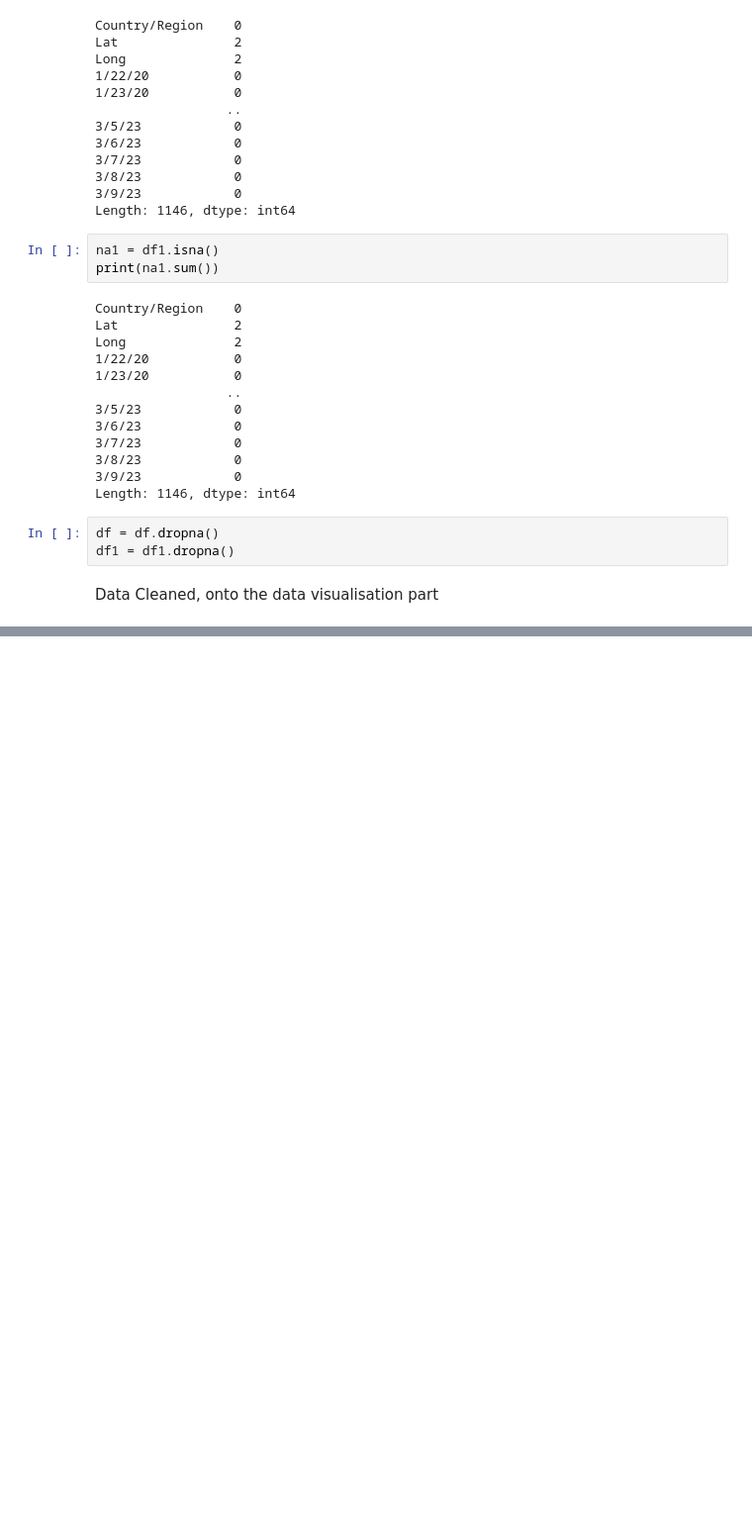
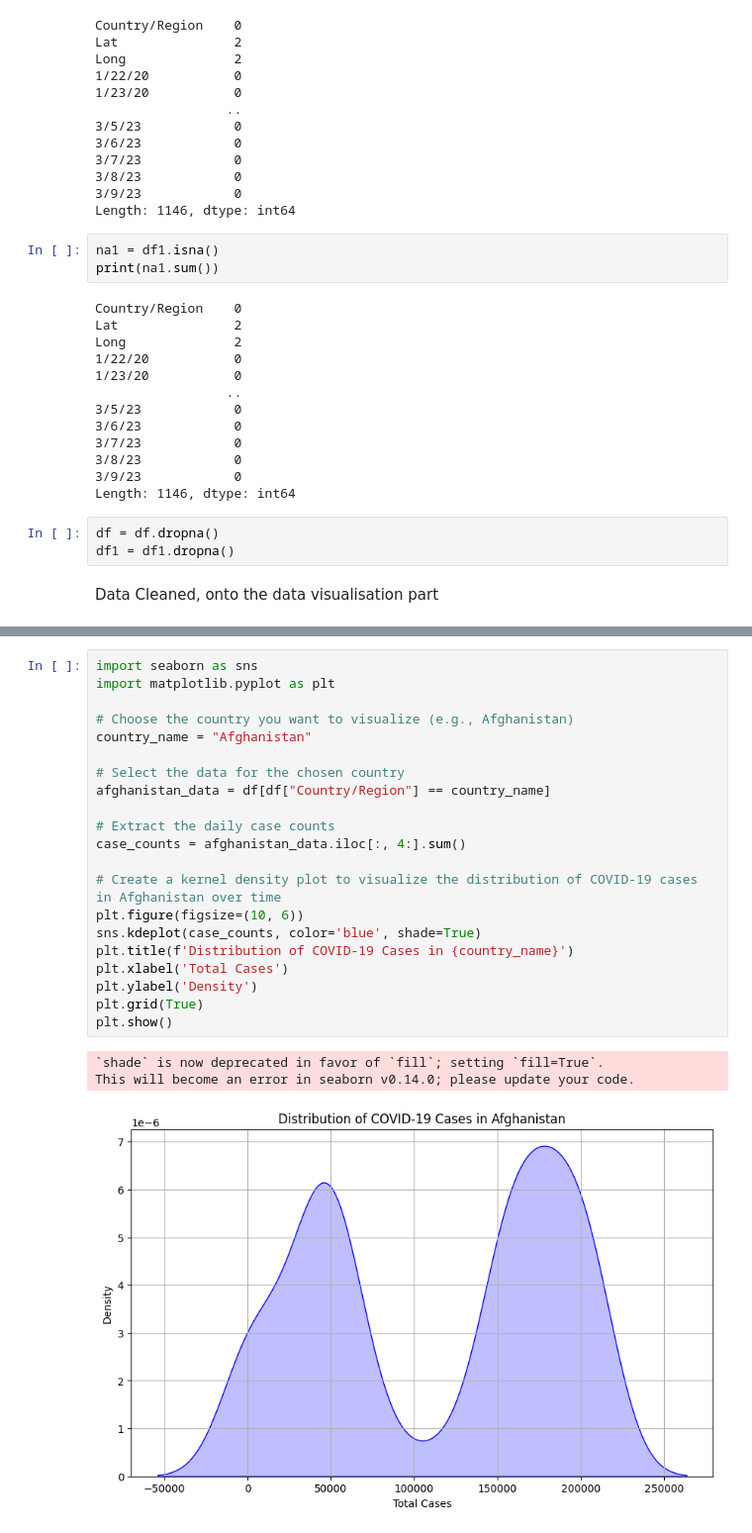
Before and after one commit to l-ordkp/Covid--19-Prediction, a Jupyter notebook: Covid-19.ipynb, the cells around one changed output, grey strips where cells are left out. Shown: that part at 99% size. Drawn from its saved outputs; the diff is of its cells as text; blank space fills up the shorter version.

Commit message:
Done with Data Visualisation, Onto Algorithms

```diff
--- a/Covid-19.ipynb
+++ b/Covid-19.ipynb
@@ -68,0 +133,25 @@ Data Cleaned, onto the data visualisation part
+# %%
+import seaborn as sns
+import matplotlib.pyplot as plt
+
+# Choose the country you want to visualize (e.g., Afghanistan)
+country_name = "Afghanistan"
+
+# Select the data for the chosen country
+afghanistan_data = df[df["Country/Region"] == country_name]
+
+# Extract the daily case counts
+case_counts = afghanistan_data.iloc[:, 4:].sum()
+
+# Create a kernel density plot to visualize the distribution of COVID-19 cases in Afghanistan over time
+plt.figure(figsize=(10, 6))
+sns.kdeplot(case_counts, color='blue', shade=True)
+plt.title(f'Distribution of COVID-19 Cases in {country_name}')
+plt.xlabel('Total Cases')
+plt.ylabel('Density')
+plt.grid(True)
+plt.show()
+# %% [output]
+`shade` is now deprecated in favor of `fill`; setting `fill=True`.
+This will become an error in seaborn v0.14.0; please update your code.
+[figure, added]
```
Also changed, not shown: parts of 6 cells of this notebook.
